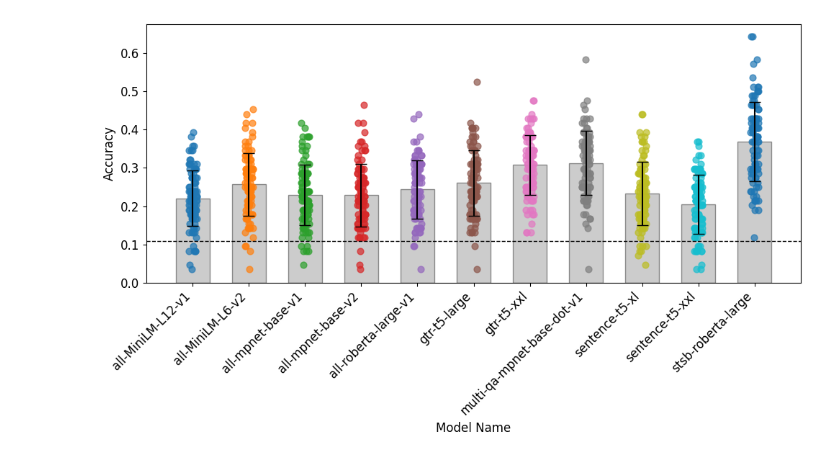
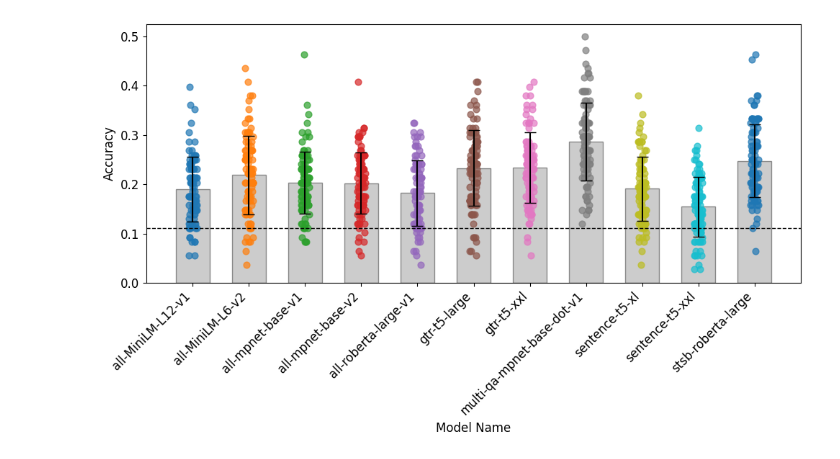
Before and after one commit to seymatakir28/Semantic-Analyses, a Jupyter notebook: classification.ipynb, the cells around one changed output. Drawn from its saved outputs; the diff is of its cells as text; code cells hidden in the pictures.

Commit message:
update data

```diff
--- a/classification.ipynb
+++ b/classification.ipynb
@@ -24,26 +29,26 @@ def data_preprocessing(data,nmbr_of_features):
     elif nmbr_of_features==7:
         data = data.drop(columns=['Study2', 'Study3'])
 
-    study_cols = [col for col in data.columns if "Study" in col]
 
-    # Sort them by the number in the name (3, 5 -> maintains order)
-    study_cols_sorted = sorted(study_cols,
-                            key=lambda x: int(x.split()[-1]))
+    study_cols = [col for col in data.columns if re.fullmatch(r"Study\d+", str(col))]
 
-    # Create mapping: Study 3 -> 0, Study 5 -> 1
+    # Sort numerically by the number in the name (Study2 < Study10)
+    study_cols_sorted = sorted(study_cols, key=lambda x: int(x.replace("Study", "")))
+
+    # Create mapping: e.g. Study4 -> 0, Study5 -> 1
     label_map = {col: i for i, col in enumerate(study_cols_sorted)}
 
-    data = data.melt(value_vars=study_cols, var_name="study", value_name="text")
-
+    data = data.melt(value_vars=study_cols_sorted, var_name="study", value_name="text")
 
     data["label"] = data["study"].map(label_map)
     data = data.dropna(subset=["text"]).reset_index(drop=True)
 
-    sentences=np.array(data["text"])
+    sentences = np.array(data["text"])
     print("Sentences shape:", np.shape(sentences))
 
-    labels=np.array(data["label"])
-    print("Labels shape:", np.shape(labels), "Unique labels:", np.unique(labels,return_counts=True))
+    labels = np.array(data["label"])
+    print("Labels shape:", np.shape(labels), "Unique labels:", np.unique(labels, return_counts=True))
+
 
     return sentences, labels
 # %%
@@ -54,11 +61,10 @@ def get_embeddings(sentences, model_name, device="cpu"):
     return embeddings
 # %%
 def dimension_reduction_and_classif(X_train,X_test, y_train, y_test,number_of_features):
-
-    umap = umap.UMAP(n_components=number_of_features, random_state=42)
-    X_train = umap.fit_transform(X_train)
-    X_test = umap.transform(X_test)
-
+    if number_of_features is not None:
+        reducer = umap.UMAP(n_components=number_of_features, random_state=42)
+        X_train = reducer.fit_transform(X_train)
+        X_test = reducer.transform(X_test)
 
     svm = SVC(kernel='linear', probability=True)
     svm.fit(X_train, y_train)
@@ -76,4 +82,4 @@ def dimension_reduction_and_classif(X_train,X_test, y_train, y_test,number_of_fe
 # %%
 data_type="cleanedversion2"
 number_of_studies=9
-sentences,labels = data_preprocessing(pd.read_excel("verbal_reports_processed.xlsx", sheet_name="cleanedversion2"),number_of_studies)
+sentences,labels = data_preprocessing(pd.read_excel("verbal_reports.xlsx", sheet_name="cleaned_version2"),number_of_studies)
@@ -154,34 +176,34 @@ stds = grouped["Accuracy"].std()
 # --- BAR PLOT ---
 plt.figure(figsize=(10, 6))
 x = np.arange(len(models))
 bar_width = 0.6
 
 plt.bar(x, means, yerr=stds, width=bar_width,
         alpha=0.4, color="gray", edgecolor="black", linewidth=1,
         capsize=6)
 
 # --- ADD EACH FOLD AS JITTERED POINTS ---
 for i, model in enumerate(models):
     values = grouped.get_group(model)["Accuracy"].values
 
     # jitter for the points
     jitter = (np.random.rand(len(values)) - 0.5) * 0.15
 
     plt.scatter(np.full(len(values), x[i]) + jitter,
                 values,
                 s=40, alpha=0.7)
 
 
-plt.axhline(y=0.11, color='black', linestyle='--', linewidth=1)
+plt.axhline(y=1/number_of_studies, color='black', linestyle='--', linewidth=1)
 plt.xticks(x, models, rotation=45, ha="right", fontsize=12)
 plt.yticks(fontsize=12)
 plt.ylabel("Accuracy", fontsize=12)
 plt.xlabel("Model Name", fontsize=12)
 
 
 plt.tight_layout()
 plt.show()
 # %% [output]
-[figure, old version]
+[figure, new version]
 # %%
 df_results.groupby(["Model", "Classifier"]).mean()
```
Also changed, not shown: parts of 5 cells of this notebook, 3 other files.
